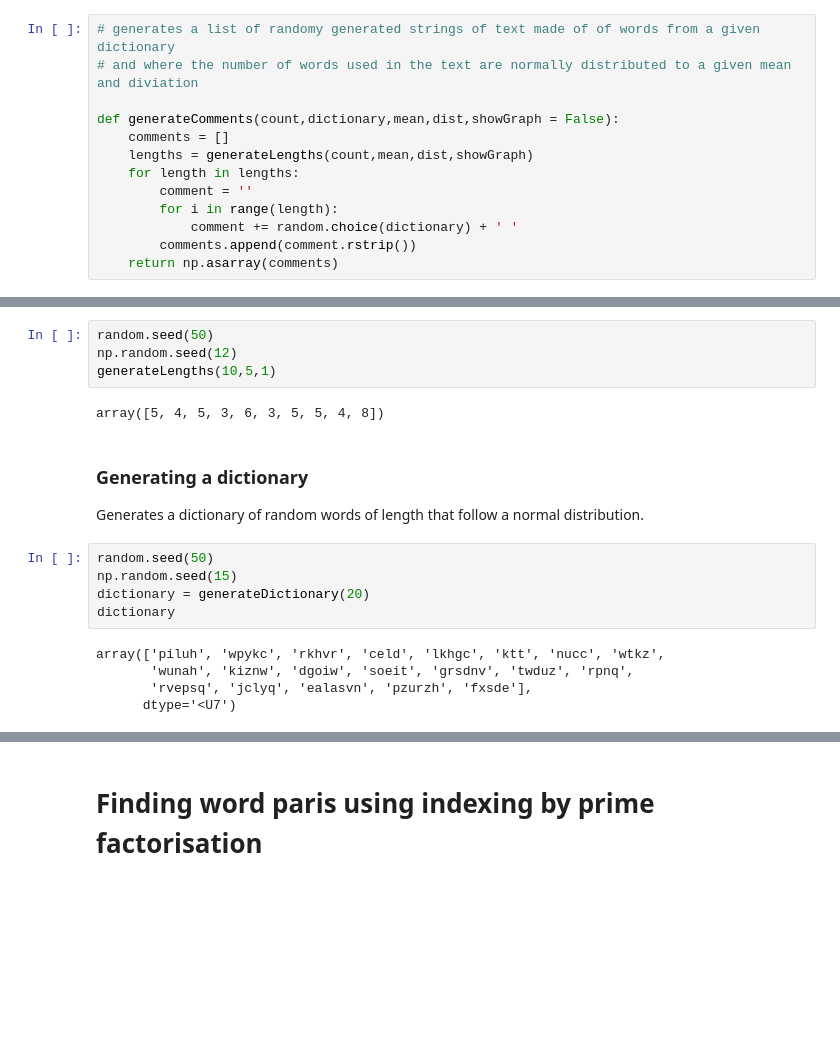
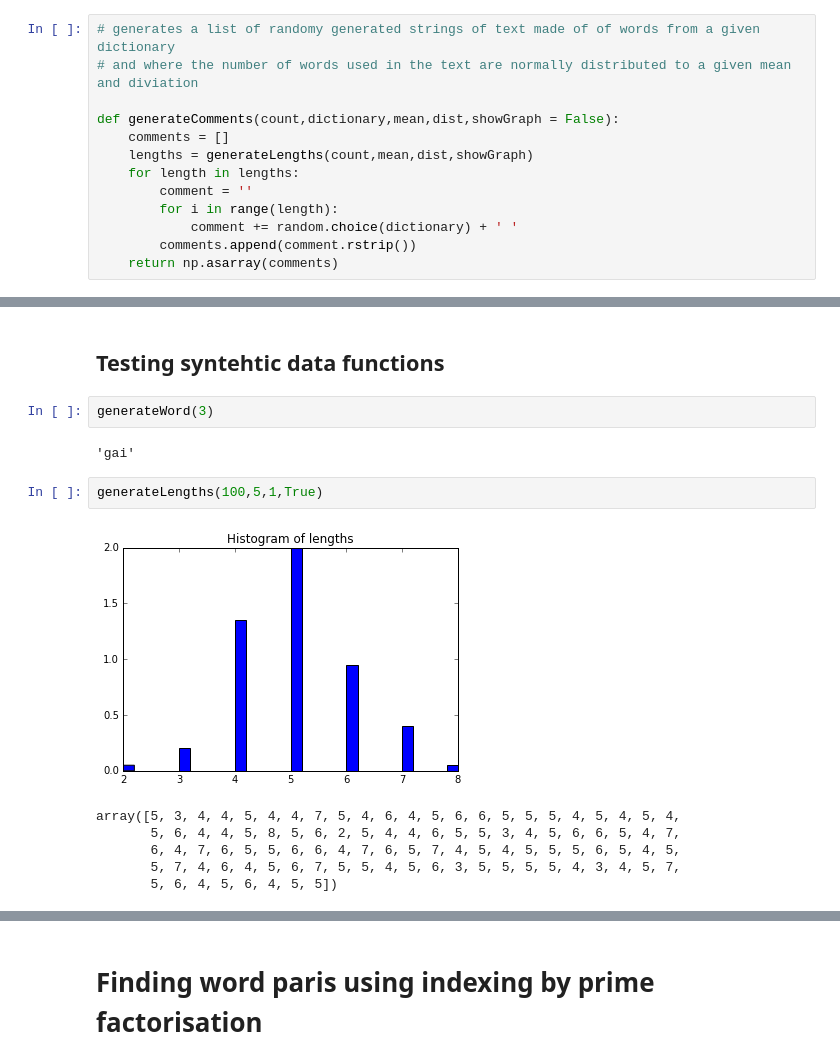
Before and after one commit to ZackAkil/Data-Science-Meetup-Predicting-Trolls, a Jupyter notebook: Text indexing by prime factorisation.ipynb, the cells around one changed output, grey strips where cells are left out. Cells and saved outputs as stored; diff of their text form; blank space fills up the shorter version.

```diff
--- a/Text indexing by prime factorisation.ipynb
+++ b/Text indexing by prime factorisation.ipynb
@@ -192,19 +188,15 @@ generateWord(3)
-# %%
-random.seed(50)
-np.random.seed(12)
-generateLengths(10,5,1)
-# %% [output]
-array([5, 4, 5, 3, 6, 3, 5, 5, 4, 8])
-# %% [markdown]
-### Generating a dictionary
-Generates a dictionary of random words of length that follow a normal distribution.
-# %%
-random.seed(50)
-np.random.seed(15)
-dictionary = generateDictionary(20)
-dictionary
-# %% [output]
-array(['piluh', 'wpykc', 'rkhvr', 'celd', 'lkhgc', 'ktt', 'nucc', 'wtkz',
-       'wunah', 'kiznw', 'dgoiw', 'soeit', 'grsdnv', 'twduz', 'rpnq',
-       'rvepsq', 'jclyq', 'ealasvn', 'pzurzh', 'fxsde'],
-      dtype='<U7')
+# %% [markdown]
+## Testing syntehtic data functions
+# %%
+generateWord(3)
+# %% [output]
+'gai'
+# %%
+generateLengths(100,5,1,True)
+# %% [output]
+[figure, added]
+array([5, 3, 4, 4, 5, 4, 4, 7, 5, 4, 6, 4, 5, 6, 6, 5, 5, 5, 4, 5, 4, 5, 4,
+       5, 6, 4, 4, 5, 8, 5, 6, 2, 5, 4, 4, 6, 5, 5, 3, 4, 5, 6, 6, 5, 4, 7,
+       6, 4, 7, 6, 5, 5, 6, 6, 4, 7, 6, 5, 7, 4, 5, 4, 5, 5, 5, 6, 5, 4, 5,
+       5, 7, 4, 6, 4, 5, 6, 7, 5, 5, 4, 5, 6, 3, 5, 5, 5, 5, 4, 3, 4, 5, 7,
+       5, 6, 4, 5, 6, 4, 5, 5])
```
Also changed, not shown: parts of 17 cells of this notebook.
